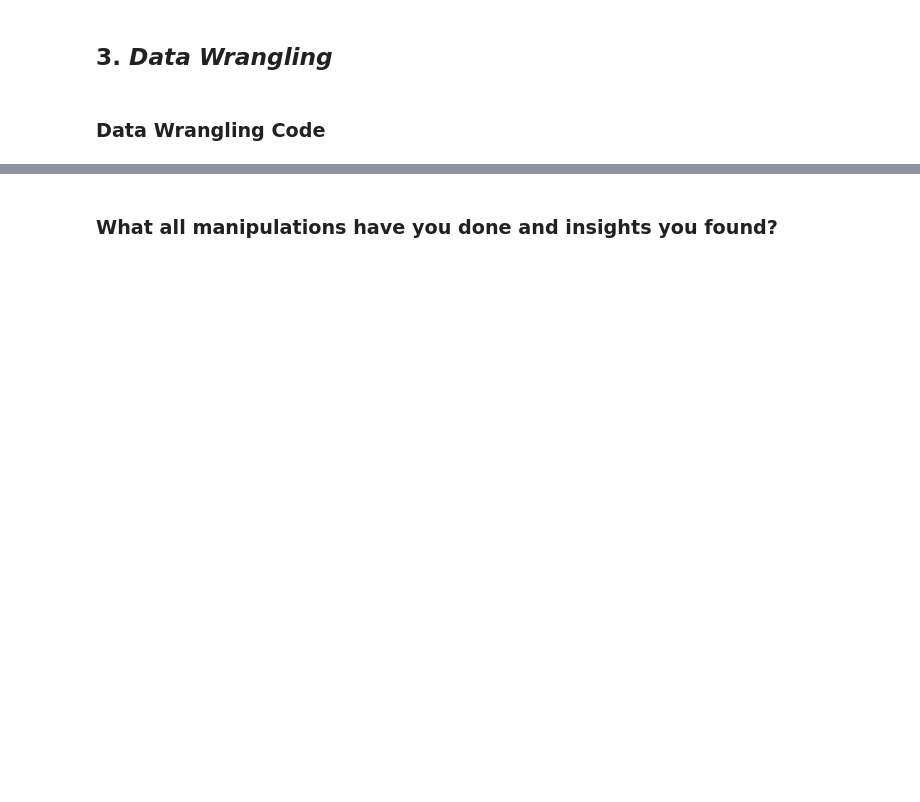
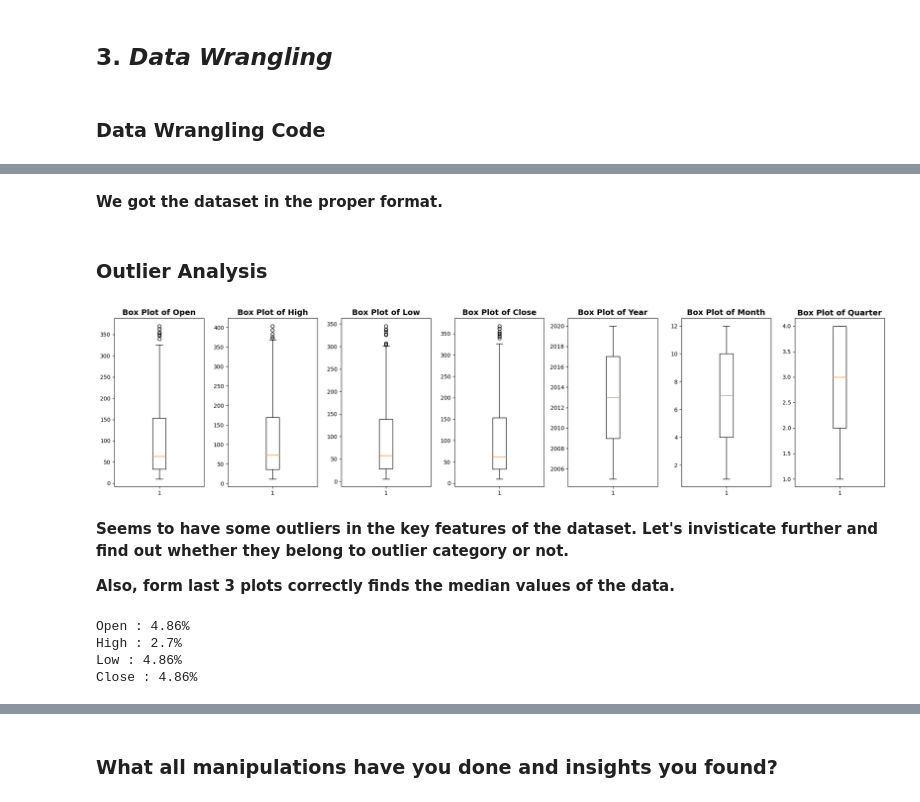
Before and after one commit to NIKHILNIGUDKAR/Yes-Bank-Stock-Closing-Price-Prediction, a Jupyter notebook: Yes_Bank_Stock_Closing_Price_Prediction.ipynb, the cells around one changed output, grey strips where cells are left out. Drawn from its saved outputs; the diff is of its cells as text; code cells hidden in the pictures; blank space fills up the shorter version.

```diff
--- a/Yes_Bank_Stock_Closing_Price_Prediction.ipynb
+++ b/Yes_Bank_Stock_Closing_Price_Prediction.ipynb
@@ -250,0 +532,3 @@ Answer Here
+# %%
+# Converting the `Date` feature datatype to proper `YYYY-MM-DD`
+df['Date'] = df['Date'].apply(lambda x : datetime.strptime(x, '%b-%y'))
@@ -250,0 +537,3 @@ Answer Here
+# %%
+# Extract year from date feature
+df['Year'] = df['Date'].dt.year
@@ -250,0 +550,5 @@ Answer Here
+# %%
+# Extract month from date feature
+df['Month'] = df['Date'].dt.month
+# Extract month from date feature
+df['Quarter'] = df['Date'].dt.quarter
@@ -250,0 +592,36 @@ Answer Here
+# %% [markdown]
+**We got the dataset in the proper format.**
+# %% [markdown]
+### **Outlier Analysis**
+# %%
+
+# Let's create the function which create the boxplot for given DataFrame.
+def plot_box_plots(df):
+
+    # Doc. sting
+    '''
+    This function creates the boxplot for each numerical features for given DataFrame
+    '''
+    # Selectin only numerical features
+    numerical_columns = df.select_dtypes(include=['float', 'int']).columns
+
+    # Define the subplots
+    fig, ax = plt.subplots(1, len(numerical_columns), figsize=(20, 5))
+
+    # looping & boxplot creation
+    for i, column in enumerate(numerical_columns):
+        ax[i].boxplot(df[column])
+        ax[i].set_title(f'Box Plot of {column}', fontsize=14, fontweight='bold')
+    plt.tight_layout()
+
+    # show the plots
+    plt.show()
+# %%
+# Function calling
+plot_box_plots(df)
+# %% [output]
+[figure, added]
+# %% [markdown]
+**Seems to have some outliers in the key features of the dataset. Let's invisticate further and find out whether they belong to outlier category or not.**
+
+**Also, form last 3 plots correctly finds the median values of the data.**
@@ -250,0 +645,11 @@ Answer Here
+# %%
+# find outliers percentage
+for i in ['Open' , 'High', 'Low', 'Close']:
+  outliers = find_outliers_IQR(df[i])
+  outliers_percent = round((outliers.size/df[i].size)*100, 2)
+  print(f'{i} : {outliers_percent}%')
+# %% [output]
+Open : 4.86%
+High : 2.7%
+Low : 4.86%
+Close : 4.86%
```
Also changed, not shown: parts of 89 cells of this notebook.
